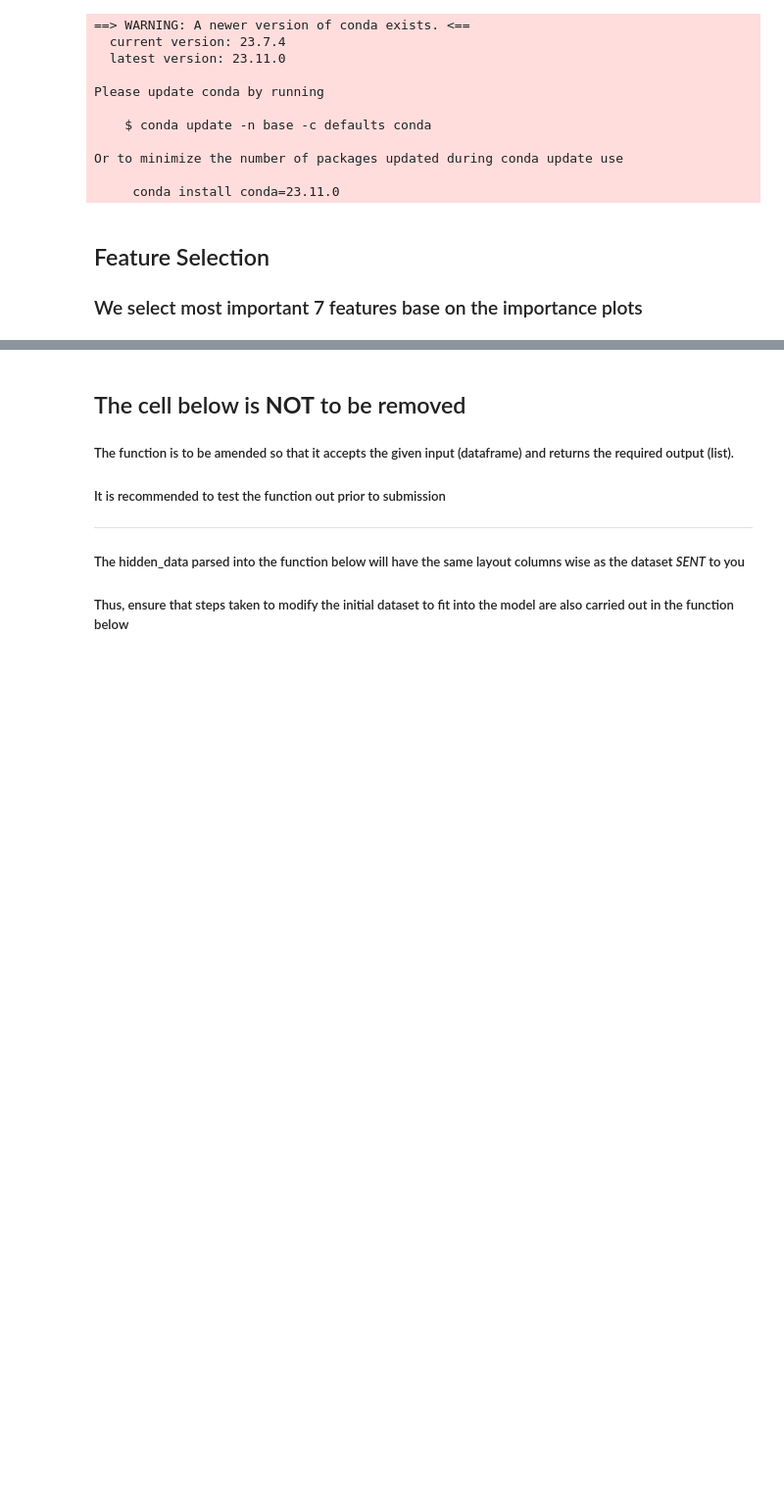
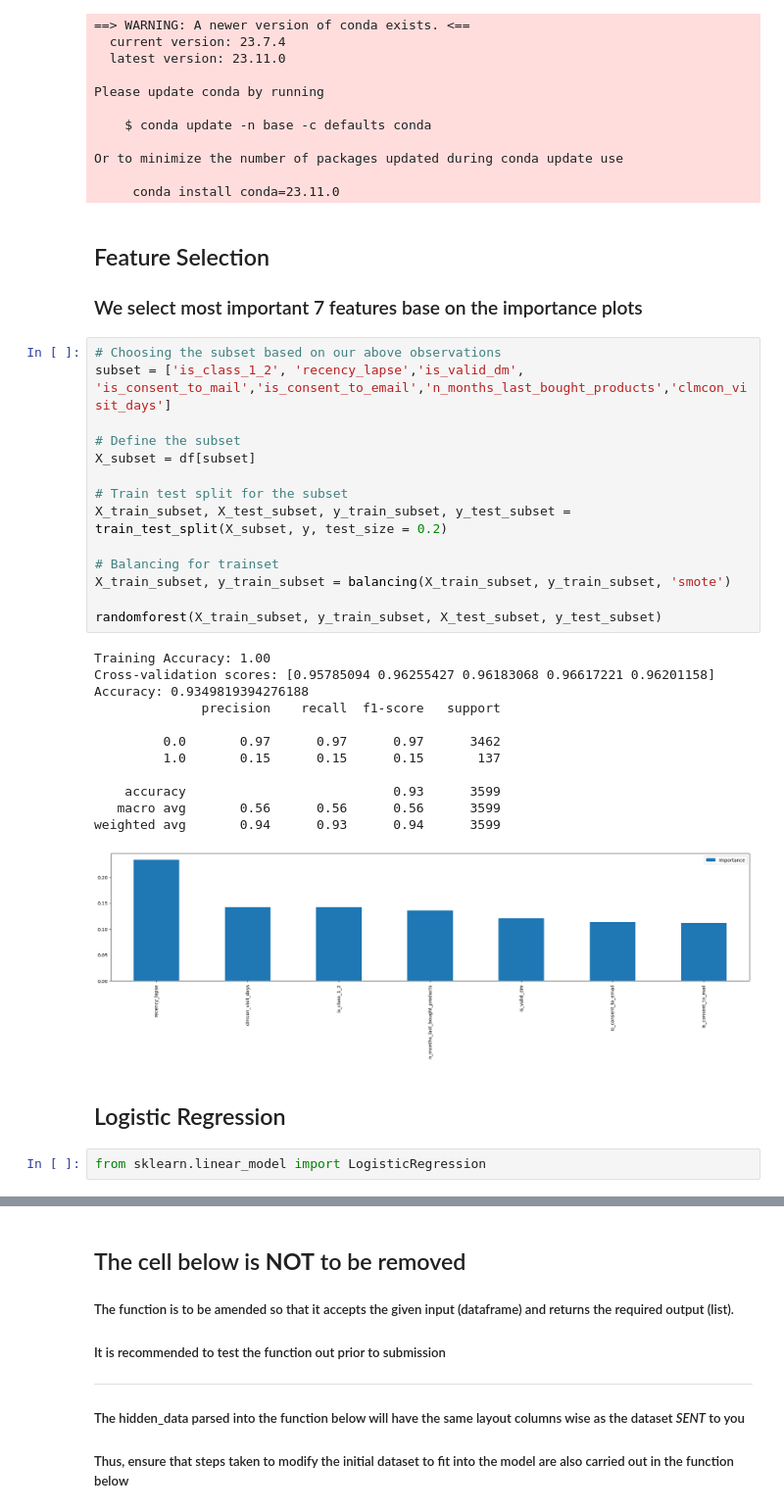
Before and after one commit to wildgreendinosaur/Datathon_team105, a Jupyter notebook: NUS_DATATHON_SINGLIFE_TEAM150.ipynb, the cells around one changed output, grey strips where cells are left out. Shown at 98% size. Drawn from its saved outputs; the diff is of its cells as text; blank space fills up the shorter version.

```diff
--- a/NUS_DATATHON_SINGLIFE_TEAM150.ipynb
+++ b/NUS_DATATHON_SINGLIFE_TEAM150.ipynb
@@ -410,3 +412,34 @@ Or to minimize the number of packages updated during conda update use
 # %% [markdown]
 ## Feature Selection
 ### We select most important 7 features base on the importance plots
+# %%
+# Choosing the subset based on our above observations
+subset = ['is_class_1_2', 'recency_lapse','is_valid_dm', 'is_consent_to_mail','is_consent_to_email','n_months_last_bought_products','clmcon_visit_days']
+
+# Define the subset
+X_subset = df[subset]
+
+# Train test split for the subset
+X_train_subset, X_test_subset, y_train_subset, y_test_subset = train_test_split(X_subset, y, test_size = 0.2)
+
+# Balancing for trainset
+X_train_subset, y_train_subset = balancing(X_train_subset, y_train_subset, 'smote')
+
+randomforest(X_train_subset, y_train_subset, X_test_subset, y_test_subset)
+# %% [output]
+Training Accuracy: 1.00
+Cross-validation scores: [0.95785094 0.96255427 0.96183068 0.96617221 0.96201158]
+Accuracy: 0.9349819394276188
+              precision    recall  f1-score   support
+
+         0.0       0.97      0.97      0.97      3462
+         1.0       0.15      0.15      0.15       137
+
+    accuracy                           0.93      3599
+   macro avg       0.56      0.56      0.56      3599
+weighted avg       0.94      0.93      0.94      3599
+[figure, added]
+# %% [markdown]
+## Logistic Regression
+# %%
+from sklearn.linear_model import LogisticRegression
```
Also changed, not shown: parts of 15 cells of this notebook.
